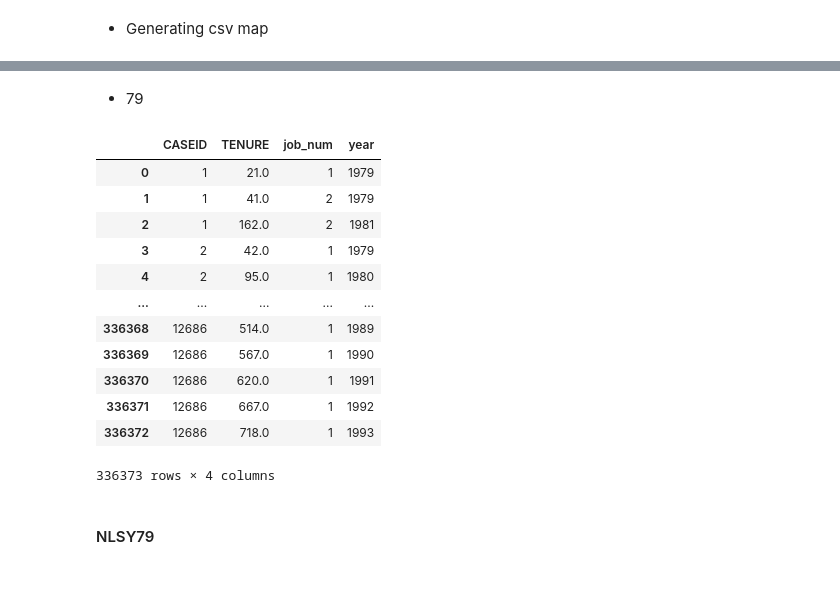
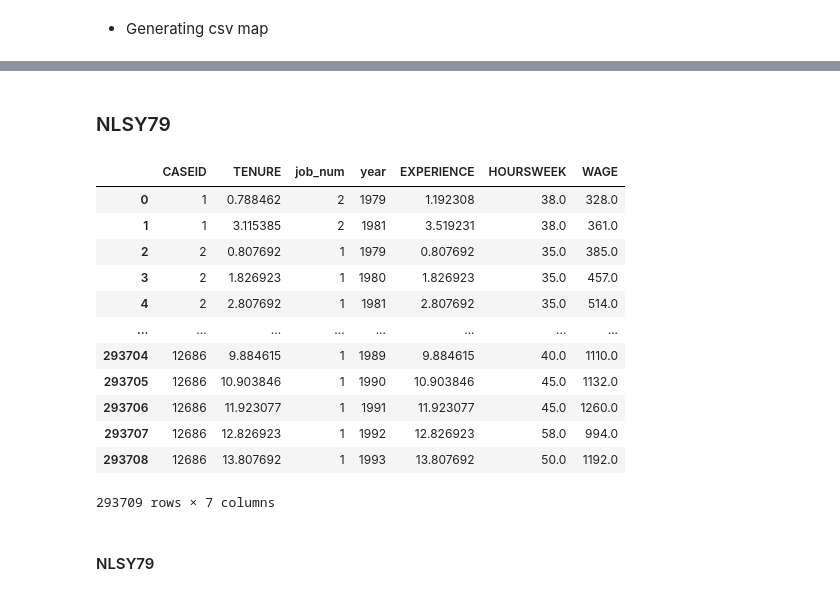
Before and after one commit to sophiawang0v0/Econ681, a Jupyter notebook: data_cleaning.ipynb, the cells around one changed output, grey strips where cells are left out. Cells and saved outputs as stored; diff of their text form; code cells hidden in the pictures.

Commit message:
experience minus within job gap

```diff
--- a/data_cleaning.ipynb
+++ b/data_cleaning.ipynb
@@ -45,17 +47,25 @@ def create_rnum_dict(file_path):
 def rename_columns(col):
     if 'EMPLOYERS_ALL_' in col:
         clean_name = col.replace('EMPLOYERS_ALL_', '')
-        parts = clean_name.split('.')
-        var_year = parts[0].rsplit('_', 1)
-        return f"{var_year[0]}.{parts[1]}_{var_year[1]}"
-    if 'CASEID' in col:
+        if 'UID' in col:
+            return clean_name
+        match_gap = re.match(r'(.+)_(\d{4})\.(\d+)\.(\d+)$',clean_name)
+        if match_gap:
+            var, year, job_num, gap_num = match_gap.groups()
+            return f"{var}.{job_num}_{gap_num}_{year}"
+        match_job = re.match(r'(.+)_(\d{4})\.(\d+)$',clean_name)
+        if match_job:
+            var, year, job_num = match_job.groups()
+            return f"{var}.{job_num}_{year}"
+        return clean_name
+    elif 'CASEID' in col:
         return 'CASEID'
-    if 'HGCREV' in col:
+    elif 'HGCREV' in col:
         parts = col.split('_')
         return f"{parts[0][:-2]}_{parts[1]}"
-    if 'FAM-30_1_1979' in col:
+    elif 'FAM-30_1_1979' in col:
         return 'race'
-    if 'SAMPLE_SEX_1979' in col:
+    elif 'SAMPLE_SEX_1979' in col:
         return 'sex'
     return col
 # %% [markdown]
@@ -166,3 +260,3 @@ cpi_map = df_cpi.set_index('observation_date')['ratio'].to_dict()
 # %% [markdown]
-* 79
+### NLSY79
 # %%
@@ -191,19 +314,19 @@ df79_tenure_long = df79_tenure_long.sort_values(['CASEID', 'year', 'job_num']).r
-# %%
-df79_tenure_long
-# %% [output]
-|  | CASEID | TENURE | job_num | year |
-| 0 | 1 | 21.0 | 1 | 1979 |
-| 1 | 1 | 41.0 | 2 | 1979 |
-| 2 | 1 | 162.0 | 2 | 1981 |
-| 3 | 2 | 42.0 | 1 | 1979 |
-| 4 | 2 | 95.0 | 1 | 1980 |
-| ... | ... | ... | ... | ... |
-| 336368 | 12686 | 514.0 | 1 | 1989 |
-| 336369 | 12686 | 567.0 | 1 | 1990 |
-| 336370 | 12686 | 620.0 | 1 | 1991 |
-| 336371 | 12686 | 667.0 | 1 | 1992 |
-| 336372 | 12686 | 718.0 | 1 | 1993 |
-336373 rows × 4 columns
+# %%
+df79_long
+# %% [output]
+|  | CASEID | TENURE | job_num | year | EXPERIENCE | HOURSWEEK | WAGE |
+| 0 | 1 | 0.788462 | 2 | 1979 | 1.192308 | 38.0 | 328.0 |
+| 1 | 1 | 3.115385 | 2 | 1981 | 3.519231 | 38.0 | 361.0 |
+| 2 | 2 | 0.807692 | 1 | 1979 | 0.807692 | 35.0 | 385.0 |
+| 3 | 2 | 1.826923 | 1 | 1980 | 1.826923 | 35.0 | 457.0 |
+| 4 | 2 | 2.807692 | 1 | 1981 | 2.807692 | 35.0 | 514.0 |
+| ... | ... | ... | ... | ... | ... | ... | ... |
+| 293704 | 12686 | 9.884615 | 1 | 1989 | 9.884615 | 40.0 | 1110.0 |
+| 293705 | 12686 | 10.903846 | 1 | 1990 | 10.903846 | 45.0 | 1132.0 |
+| 293706 | 12686 | 11.923077 | 1 | 1991 | 11.923077 | 45.0 | 1260.0 |
+| 293707 | 12686 | 12.826923 | 1 | 1992 | 12.826923 | 58.0 | 994.0 |
+| 293708 | 12686 | 13.807692 | 1 | 1993 | 13.807692 | 50.0 | 1192.0 |
+293709 rows × 7 columns
 # %% [markdown]
 #### NLSY79
 # %%
```
Also changed, not shown: parts of 6 cells of this notebook, 14 other files.
